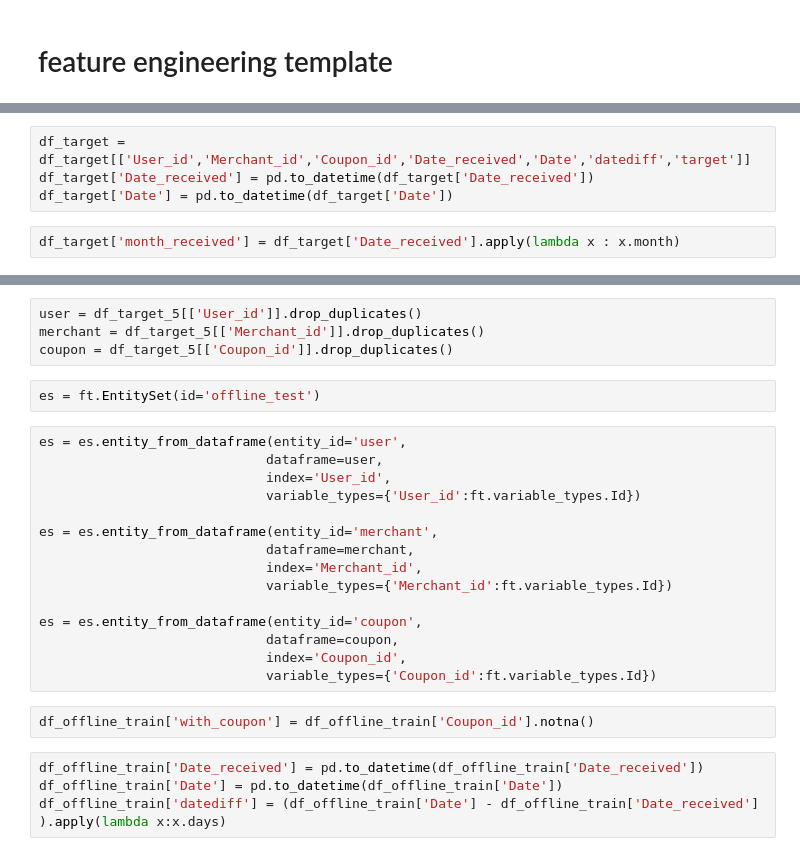
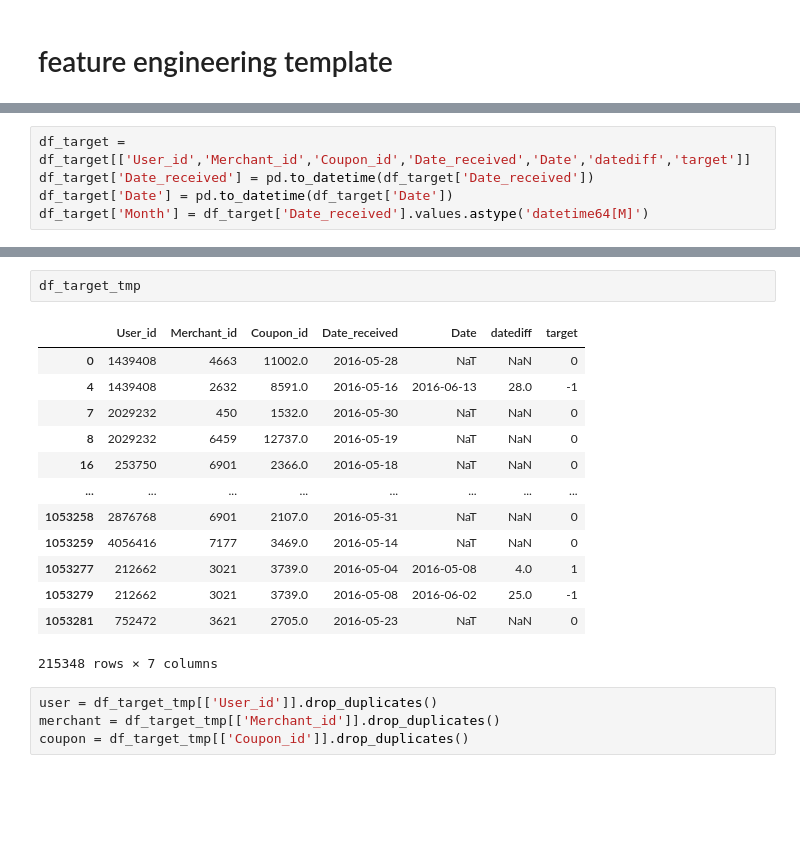
Before and after one commit to xinyuwg/ds_5500_project1_coupon, a Jupyter notebook: feature_engineering.ipynb, the cells around one changed output, grey strips where cells are left out. Cells and saved outputs as stored; diff of their text form; blank space fills up the shorter version.

```diff
--- a/feature_engineering.ipynb
+++ b/feature_engineering.ipynb
@@ -14,5 +17,4 @@ df_offline_train = pd.read_csv('dataset/offline_train.csv')
 df_target = df_target[['User_id','Merchant_id','Coupon_id','Date_received','Date','datediff','target']]
 df_target['Date_received'] = pd.to_datetime(df_target['Date_received'])
 df_target['Date'] = pd.to_datetime(df_target['Date'])
+df_target['Month'] = df_target['Date_received'].values.astype('datetime64[M]')
-# %%
-df_target['month_received'] = df_target['Date_received'].apply(lambda x : x.month)
@@ -21,27 +50,20 @@ df_target_5 = df_target[df_target['month_received'] == 5]
+# %%
+df_target_tmp
+# %% [output]
+|  | User_id | Merchant_id | Coupon_id | Date_received | Date | datediff | target |
+| 0 | 1439408 | 4663 | 11002.0 | 2016-05-28 | NaT | NaN | 0 |
+| 4 | 1439408 | 2632 | 8591.0 | 2016-05-16 | 2016-06-13 | 28.0 | -1 |
+| 7 | 2029232 | 450 | 1532.0 | 2016-05-30 | NaT | NaN | 0 |
+| 8 | 2029232 | 6459 | 12737.0 | 2016-05-19 | NaT | NaN | 0 |
+| 16 | 253750 | 6901 | 2366.0 | 2016-05-18 | NaT | NaN | 0 |
+| ... | ... | ... | ... | ... | ... | ... | ... |
+| 1053258 | 2876768 | 6901 | 2107.0 | 2016-05-31 | NaT | NaN | 0 |
+| 1053259 | 4056416 | 7177 | 3469.0 | 2016-05-14 | NaT | NaN | 0 |
+| 1053277 | 212662 | 3021 | 3739.0 | 2016-05-04 | 2016-05-08 | 4.0 | 1 |
+| 1053279 | 212662 | 3021 | 3739.0 | 2016-05-08 | 2016-06-02 | 25.0 | -1 |
+| 1053281 | 752472 | 3621 | 2705.0 | 2016-05-23 | NaT | NaN | 0 |
+215348 rows × 7 columns
 # %%
-user = df_target_5[['User_id']].drop_duplicates()
-merchant = df_target_5[['Merchant_id']].drop_duplicates()
-coupon = df_target_5[['Coupon_id']].drop_duplicates()
+user = df_target_tmp[['User_id']].drop_duplicates()
+merchant = df_target_tmp[['Merchant_id']].drop_duplicates()
+coupon = df_target_tmp[['Coupon_id']].drop_duplicates()
-# %%
-es = ft.EntitySet(id='offline_test')
-# %%
-es = es.entity_from_dataframe(entity_id='user',
-                             dataframe=user,
-                             index='User_id',
-                             variable_types={'User_id':ft.variable_types.Id})
-
-es = es.entity_from_dataframe(entity_id='merchant',
-                             dataframe=merchant,
-                             index='Merchant_id',
-                             variable_types={'Merchant_id':ft.variable_types.Id})
-
-es = es.entity_from_dataframe(entity_id='coupon',
-                             dataframe=coupon,
-                             index='Coupon_id',
-                             variable_types={'Coupon_id':ft.variable_types.Id})
-# %%
-df_offline_train['with_coupon'] = df_offline_train['Coupon_id'].notna()
-# %%
-df_offline_train['Date_received'] = pd.to_datetime(df_offline_train['Date_received'])
-df_offline_train['Date'] = pd.to_datetime(df_offline_train['Date'])
-df_offline_train['datediff'] = (df_offline_train['Date'] - df_offline_train['Date_received'] ).apply(lambda x:x.days)
```
Also changed, not shown: parts of 13 cells of this notebook, 1 other file.
